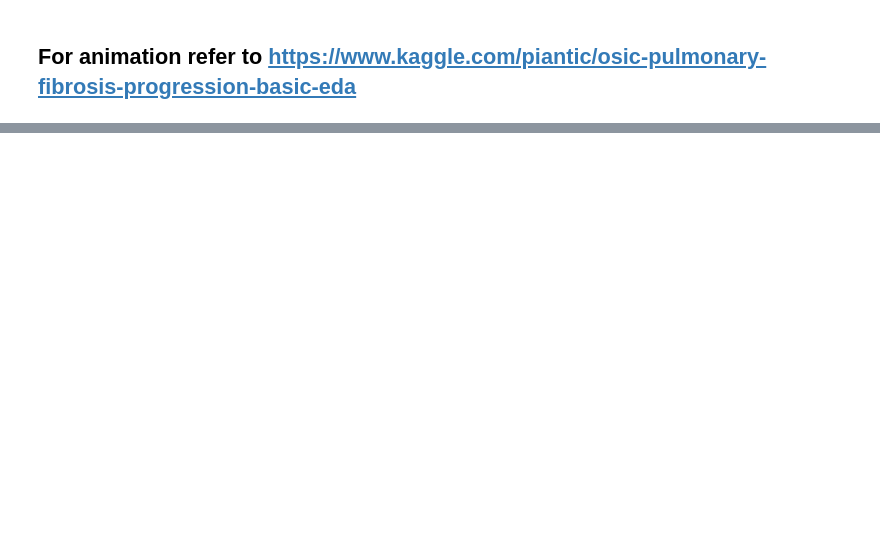
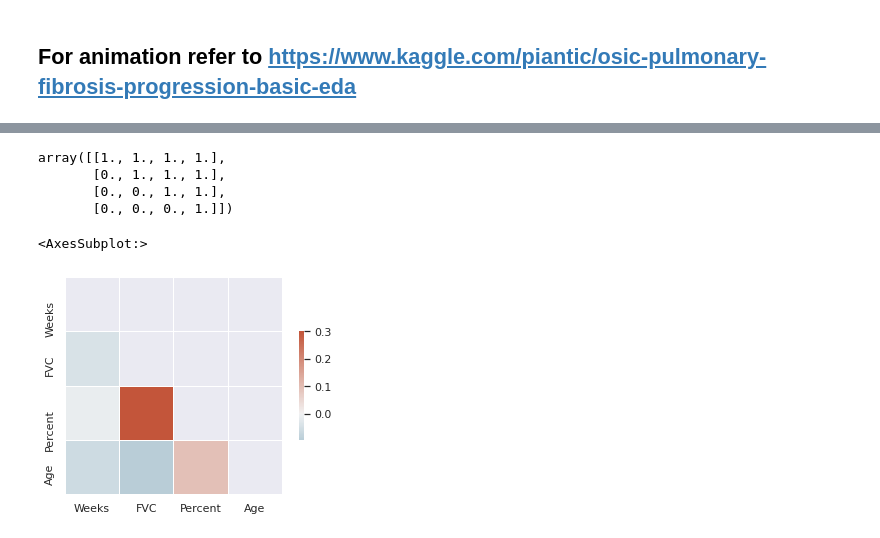
Before and after one commit to PrakritiAilavadi/Kaggle, a Jupyter notebook: osic-pulmonary-fibrosis-progression.ipynb, the cells around one changed output, grey strips where cells are left out. Cells and saved outputs as stored; diff of their text form; code cells hidden in the pictures; blank space fills up the shorter version.

```diff
--- a/osic-pulmonary-fibrosis-progression.ipynb
+++ b/osic-pulmonary-fibrosis-progression.ipynb
@@ -382,0 +356,6 @@ if apply_resample:
+# %%
+# Generating correlation map
+# getting variables for infering correlation -- excluding patient id
+train_df_subset = train_df[['Weeks', 'FVC', 'Percent', 'Age', 'Sex', 'SmokingStatus']]
+corr = train_df_subset.corr()
+corr
@@ -382,0 +368,20 @@ if apply_resample:
+# %%
+# Adding mask - Boolean
+# Mask will be used in heatmap to show only the upper traingle
+mask = np.triu(np.ones_like(corr))
+mask
+# %% [output]
+array([[1., 1., 1., 1.],
+       [0., 1., 1., 1.],
+       [0., 0., 1., 1.],
+       [0., 0., 0., 1.]])
+# %%
+
+# Generate a custom diverging color map
+cmap = sns.diverging_palette(230, 20, as_cmap = True)
+
+# Heatmap
+sns.heatmap(corr, mask = mask, cmap = cmap, vmax=0.3, center = 0, square = True, linewidths=0.5, cbar_kws={"shrink": 0.5})
+# %% [output]
+<AxesSubplot:>
+[figure, added]
```
Also changed, not shown: parts of 19 cells of this notebook.
